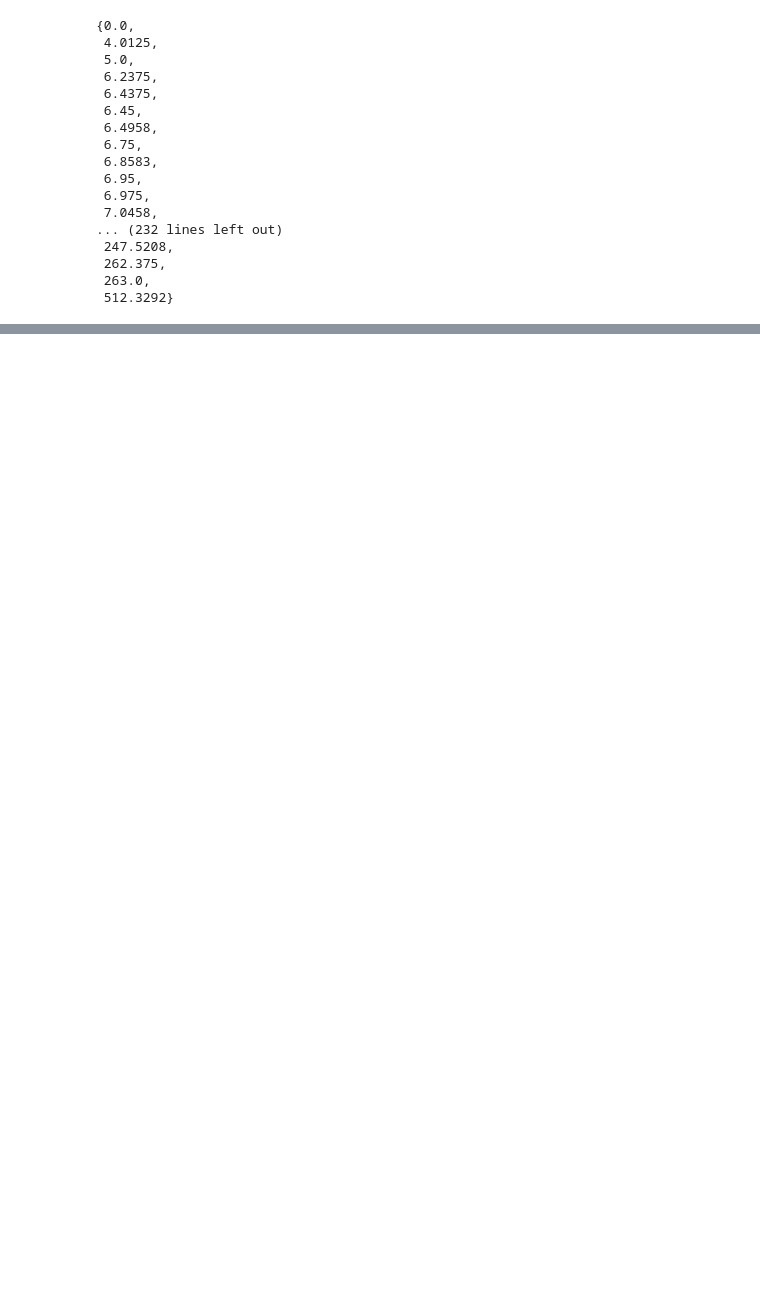
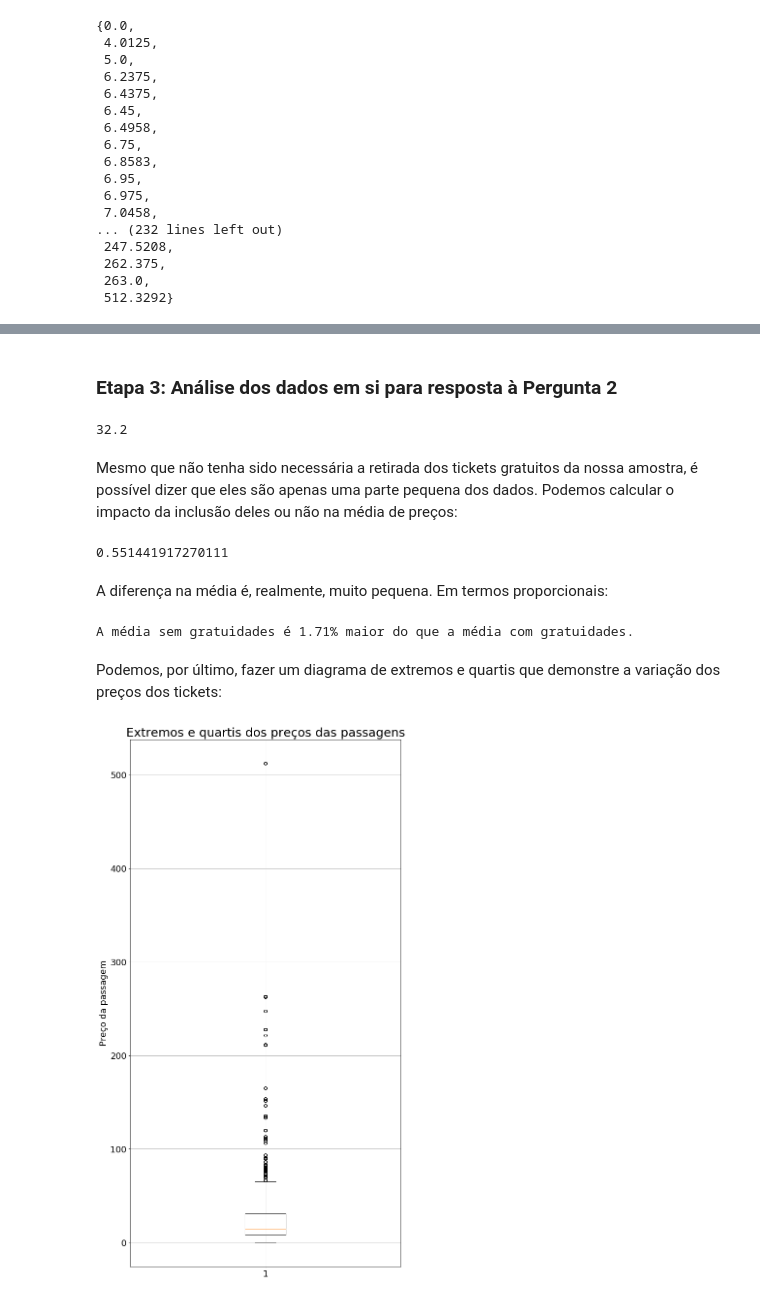
Before and after one commit to pedrohasantiago/udacity-titanic, a Jupyter notebook: Código e relatório.ipynb, the cells around one changed output, grey strips where cells are left out. Drawn from its saved outputs; the diff is of its cells as text; code cells hidden in the pictures; blank space fills up the shorter version.

Commit message:
Finalizei a pergunta 3

```diff
--- a/Código e relatório.ipynb
+++ b/Código e relatório.ipynb
@@ -516,0 +567,59 @@ set(df.fare.unique().tolist())
+# %% [markdown]
+### Etapa 3: Análise dos dados em si para resposta à Pergunta 2
+# %%
+# Calculando a média do preço das passagens
+fare_mean = df.fare.describe()['mean']
+fare_mean.round(2)
+# %% [output]
+32.2
+# %% [markdown]
+Mesmo que não tenha sido necessária a retirada dos tickets gratuitos da nossa amostra, é possível dizer que eles são apenas uma parte pequena dos dados. Podemos calcular o impacto da inclusão deles ou não na média de preços:
+# %%
+# Considerando que estamos falando de passagens gratuitas, a soma do preço das passagens é a mesma,
+# sejam as passagens gratuitas contabilizadas ou não. No cálculo da média, a única diferença é
+# a quantidade total de passagens vendidas. Podemos fazer uma função para a diferença da média com
+# passagens gratuitas e sem passagens gratuitas.
+def diferenca_media(media_com_gratuidades, quantidade_total, quantidade_de_gratuidades):
+    """Calcula a diferença entre uma média de preços pagos se não forem contabilizadas gratuidades e a média se forem
+    contabilizadas gratuidades.
+    Argumentos:
+        media_sem_gratuidades: média de preços pagos se as gratuidades forem contabilizadas;
+        quantidade_total: quantidade total de ocorrências (pagamentos) contabilizados no cálculo da média, incluídas
+        as gratuidades.
+        quantidade_de_gratuidades: quantidade de pagamentos gratuidos existentes.
+    Retorna: float com a diferença entre as médias
+    """
+    soma_ocorrencias = media_com_gratuidades * quantidade_total
+    media_sem_gratuidades = soma_ocorrencias / (quantidade_total-quantidade_de_gratuidades)
+    return media_sem_gratuidades - media_com_gratuidades
+
+# Verificando no nosso caso
+fare_mean_difference = diferenca_media(fare_mean, df.fare.describe()['count'], len(df.query('fare == 0')))
+fare_mean_difference
+# %% [output]
+0.551441917270111
+# %% [markdown]
+A diferença na média é, realmente, muito pequena. Em termos proporcionais:
+# %%
+print('A média sem gratuidades é {}% maior do que a média com gratuidades.'.format(
+    ((fare_mean_difference / fare_mean)*100).round(2)))
+# %% [output]
+A média sem gratuidades é 1.71% maior do que a média com gratuidades.
+# %% [markdown]
+Podemos, por último, fazer um diagrama de extremos e quartis que demonstre a variação dos preços dos tickets:
+# %%
+# Dados do gráfico
+fig, ax1 = mpl.pyplot.subplots(figsize=(10, 20))
+fare_data = df.fare
+
+# Estilo dos gráficos
+sns.reset_orig() # Precisamos desativar o seaborn porque ele oculta os 'fliers' que indicam os valores 'outliers' no gráfico.
+mpl.pyplot.ylabel('Preço da passagem', fontsize=18)
+mpl.pyplot.title('Extremos e quartis dos preços das passagens', fontsize=25)
+ax1.tick_params(labelsize=18)
+ax1.grid() # O gráfico fica melhos de ser lido se usarmos uma grade
+
+# Chamando o gráfico
+ax1.boxplot(fare_data);
+# %% [output]
+[figure, added]
```
Also changed, not shown: parts of 10 cells of this notebook, 2 other files.
